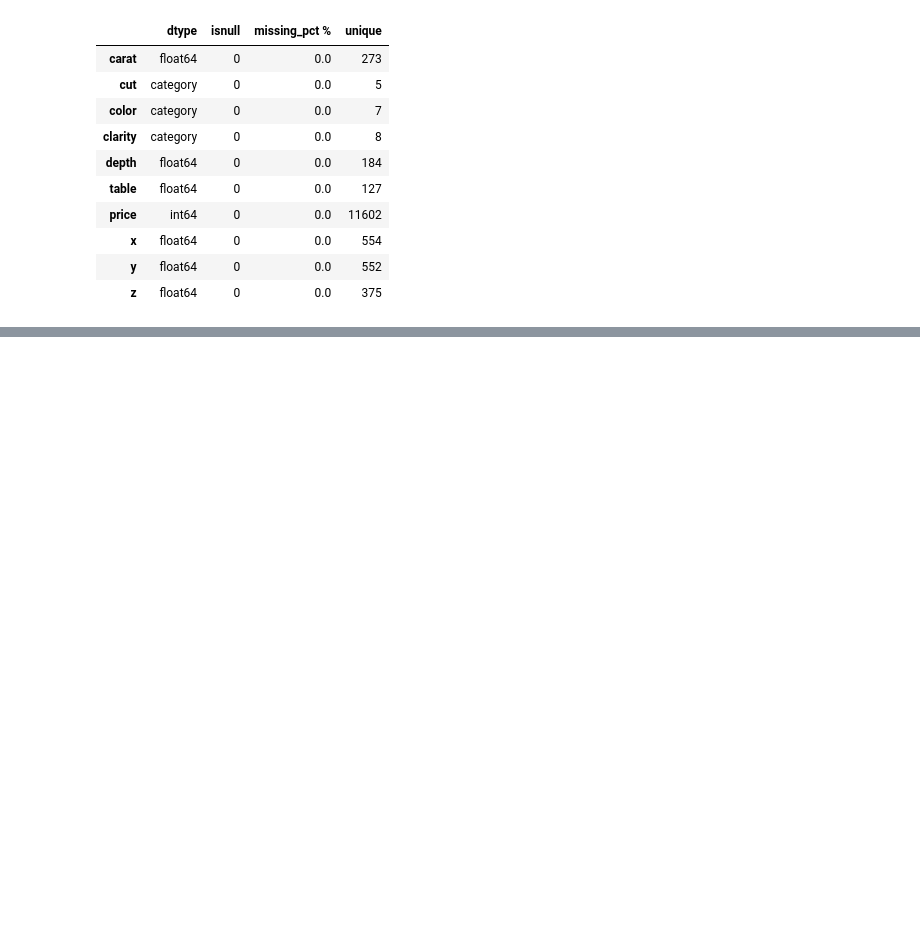
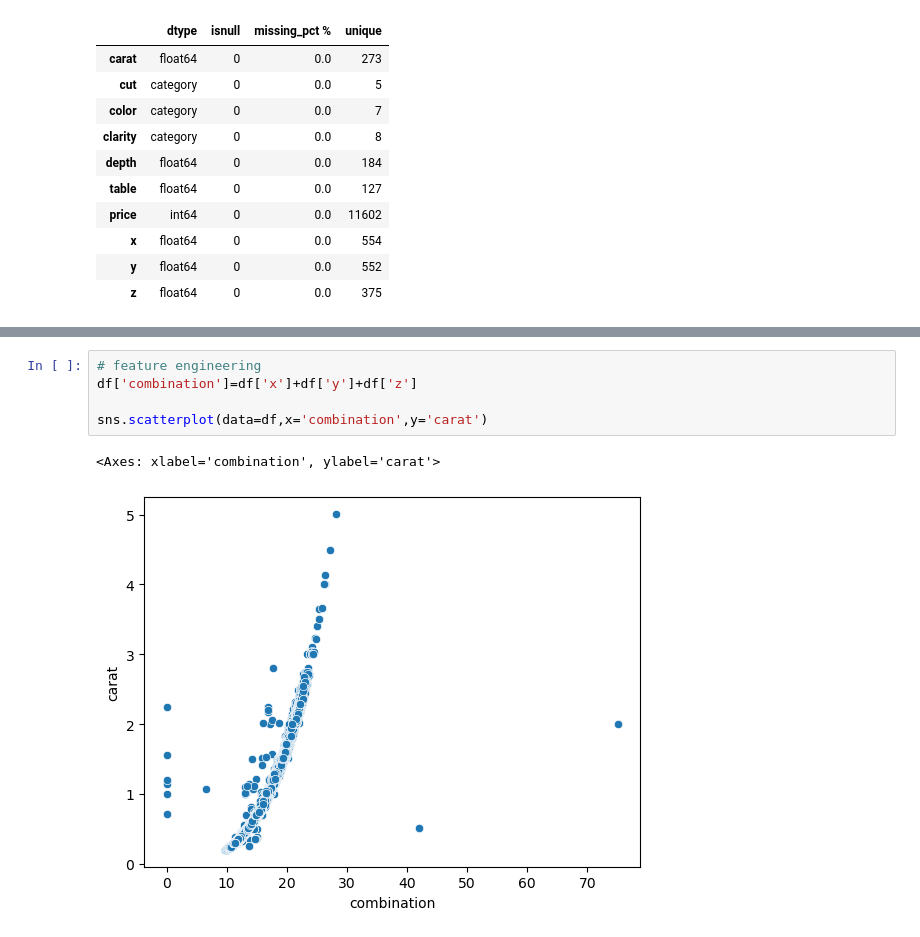
Before and after one commit to yadavchandan26/Machine-Learning, a Jupyter notebook: diamonds-sns.ipynb, the cells around one changed output, grey strips where cells are left out. Cells and saved outputs as stored; diff of their text form; blank space fills up the shorter version.

```diff
--- a/diamonds-sns.ipynb
+++ b/diamonds-sns.ipynb
@@ -109,0 +132,8 @@ df.groupby('cut')[TARGET].agg(
+# %%
+# feature engineering
+df['combination']=df['x']+df['y']+df['z']
+
+sns.scatterplot(data=df,x='combination',y='carat')
+# %% [output]
+<Axes: xlabel='combination', ylabel='carat'>
+[figure, added]
```
Also changed, not shown: parts of 5 cells of this notebook.
